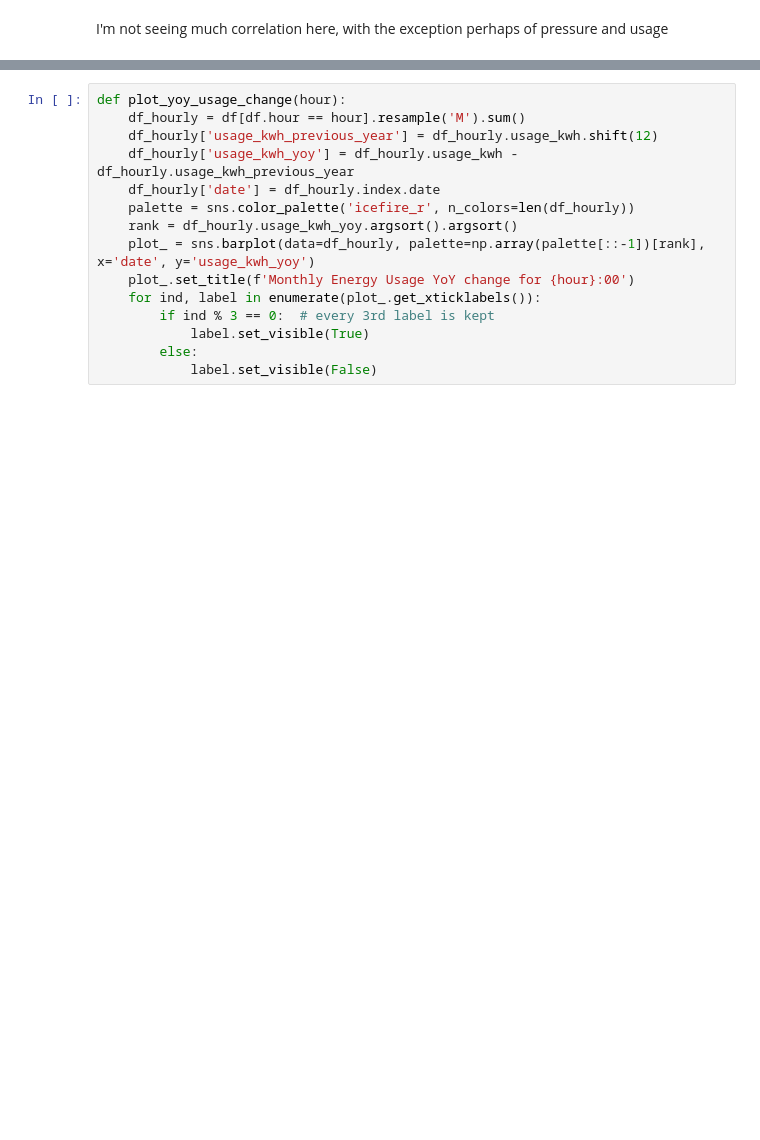
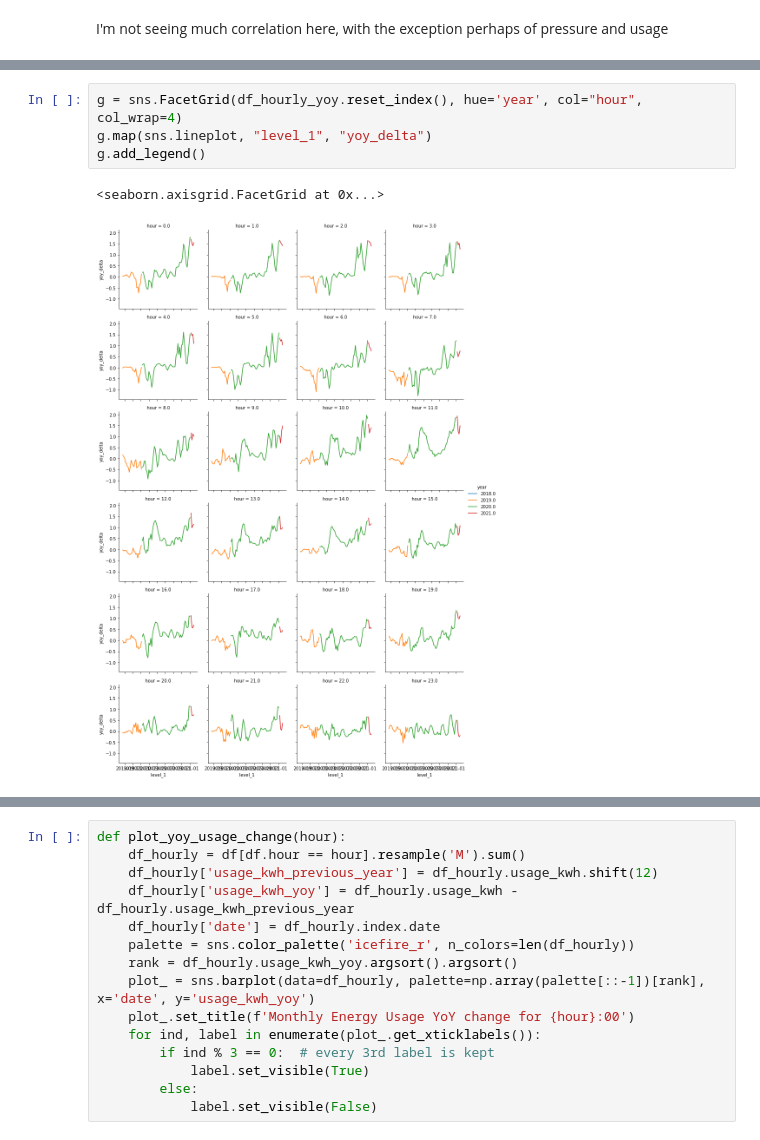
Before and after one commit to andrewhao/nrglab, a Jupyter notebook: nrglab.ipynb, the cells around one changed output, grey strips where cells are left out. Drawn from its saved outputs; the diff is of its cells as text; blank space fills up the shorter version.

```diff
--- a/nrglab.ipynb
+++ b/nrglab.ipynb
@@ -150,2 +177,9 @@ df_hourly_yoy = df.groupby(by='hour').apply(hourly_computation)
+# %%
+g = sns.FacetGrid(df_hourly_yoy.reset_index(), hue='year', col="hour", col_wrap=4)
+g.map(sns.lineplot, "level_1", "yoy_delta")
+g.add_legend()
+# %% [output]
+<seaborn.axisgrid.FacetGrid at 0x...>
+[figure, added]
 # %%
 g = sns.FacetGrid(df_hourly_yoy.reset_index(), hue='year', col="hour", col_wrap=4)
```
Also changed, not shown: parts of 18 cells of this notebook.
